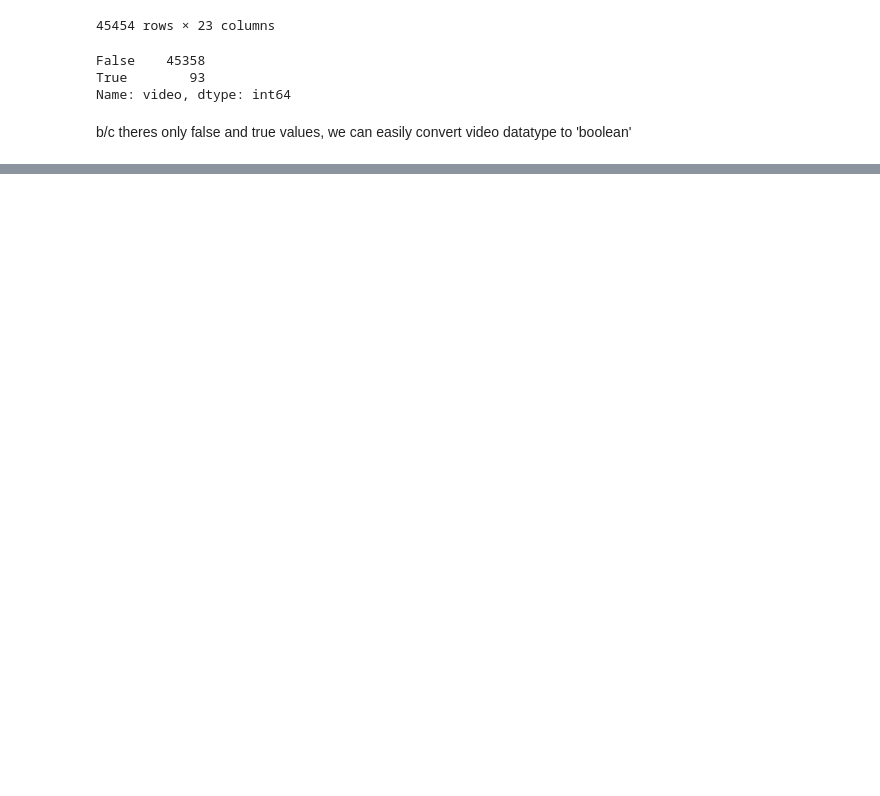
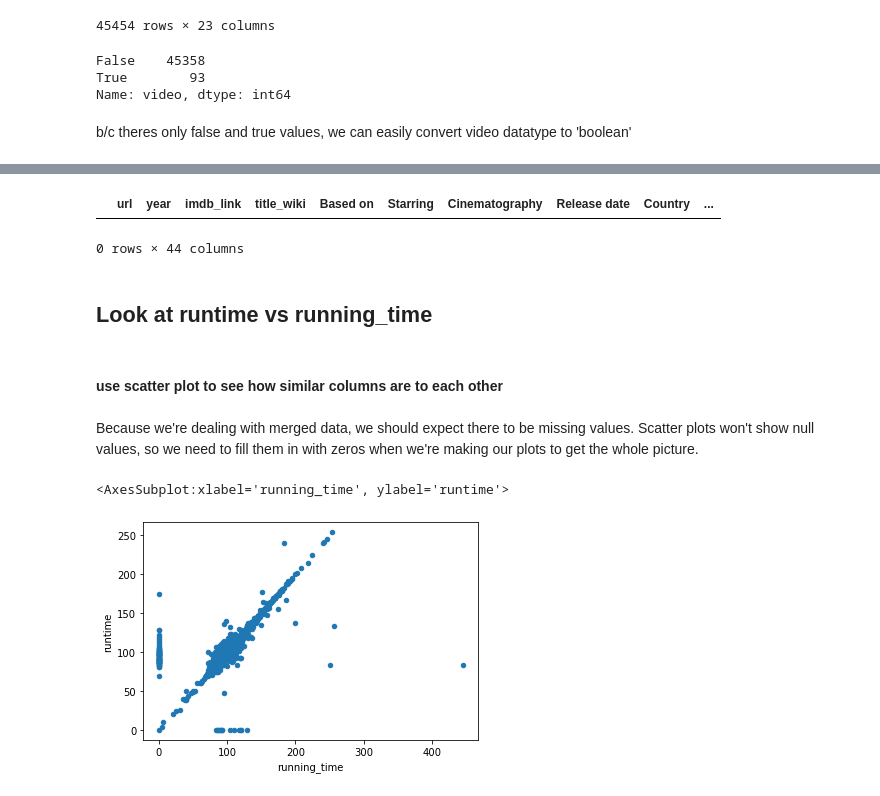
Before and after one commit to Lucky777b/Movies-ETL-copy, a Jupyter notebook: Movies_etl.ipynb, the cells around one changed output, grey strips where cells are left out. Saved outputs shown, nothing was run; the diff lists cells and outputs as text; code cells hidden in the pictures; blank space fills up the shorter version.

Commit message:
first merge of data

```diff
--- a/Movies_etl.ipynb
+++ b/Movies_etl.ipynb
@@ -1317,0 +1318,6 @@ That seems to make sense. People are more likely to give whole number ratings th
+# %%
+# Print out a list of the columns so we can identify which ones are redundant.
+# use suffixes parameter to make it easier to identify which table each column came from
+
+movies_df = pd.merge(wiki_movies_df, kaggle_metadata, on='imdb_id', suffixes=['_wiki','_kaggle'])
+movies_df
@@ -1317,0 +1413,21 @@ That seems to make sense. People are more likely to give whole number ratings th
+# %%
+# kaggle data seems more consistent, so now want to confirm theres no missing titles in kaggle data
+# Show any rows where title_kaggle is empty
+movies_df[(movies_df['title_kaggle'] == '') | (movies_df['title_kaggle'].isnull())]
+
+# no results returned so will just drop wikipedia titles
+# %% [output]
+|  | url | year | imdb_link | title_wiki | Based on | Starring | Cinematography | Release date | Country | ... |
+0 rows × 44 columns
+# %% [markdown]
+## Look at runtime vs running_time
+# %% [markdown]
+#### use scatter plot to see how similar columns are to each other
+# %% [markdown]
+Because we're dealing with merged data, we should expect there to be missing values. Scatter plots won't show null values, so we need to fill them in with zeros when we're making our plots to get the whole picture.
+# %%
+# fill in missing values with zero and make scatter plot
+movies_df.fillna(0).plot(x='running_time', y='runtime', kind='scatter')
+# %% [output]
+<AxesSubplot:xlabel='running_time', ylabel='runtime'>
+[figure, added]
```
Also changed, not shown: parts of 66 cells of this notebook.
